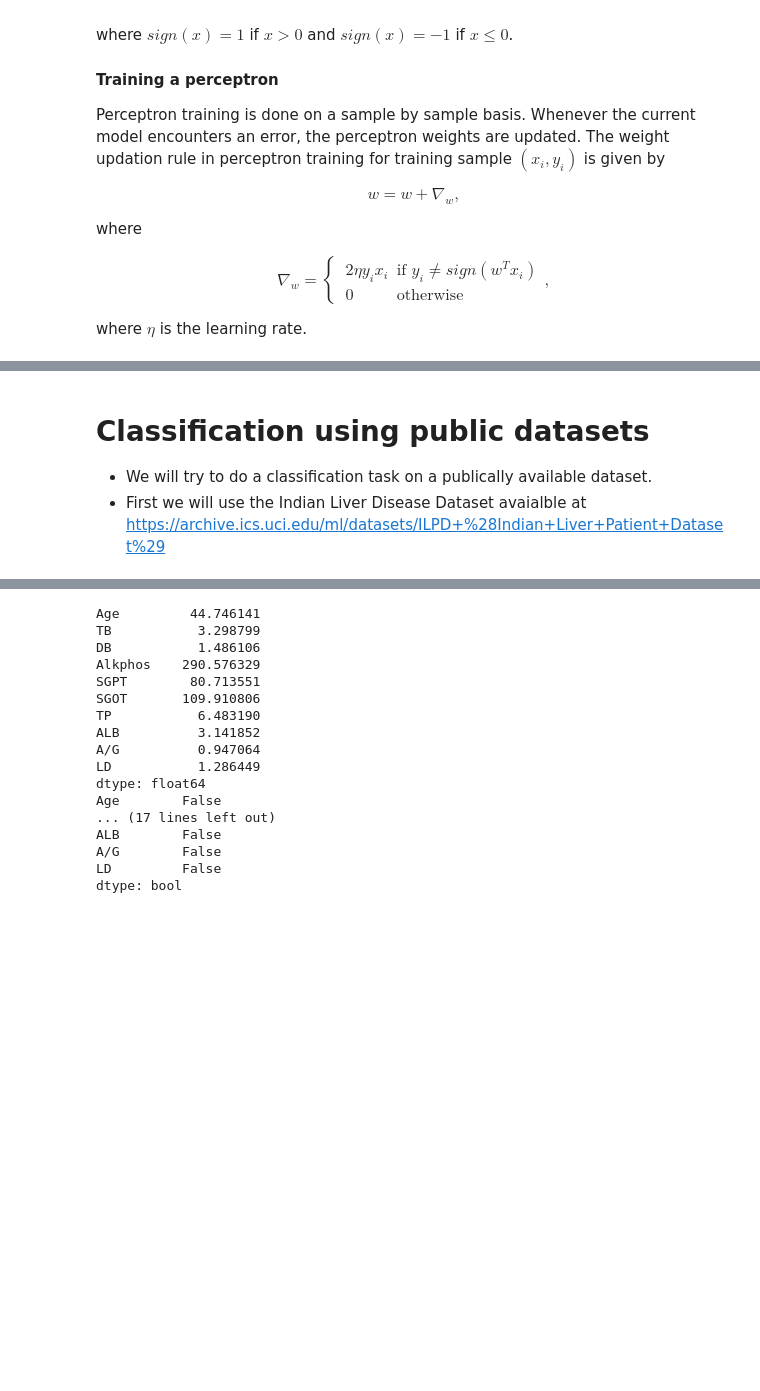
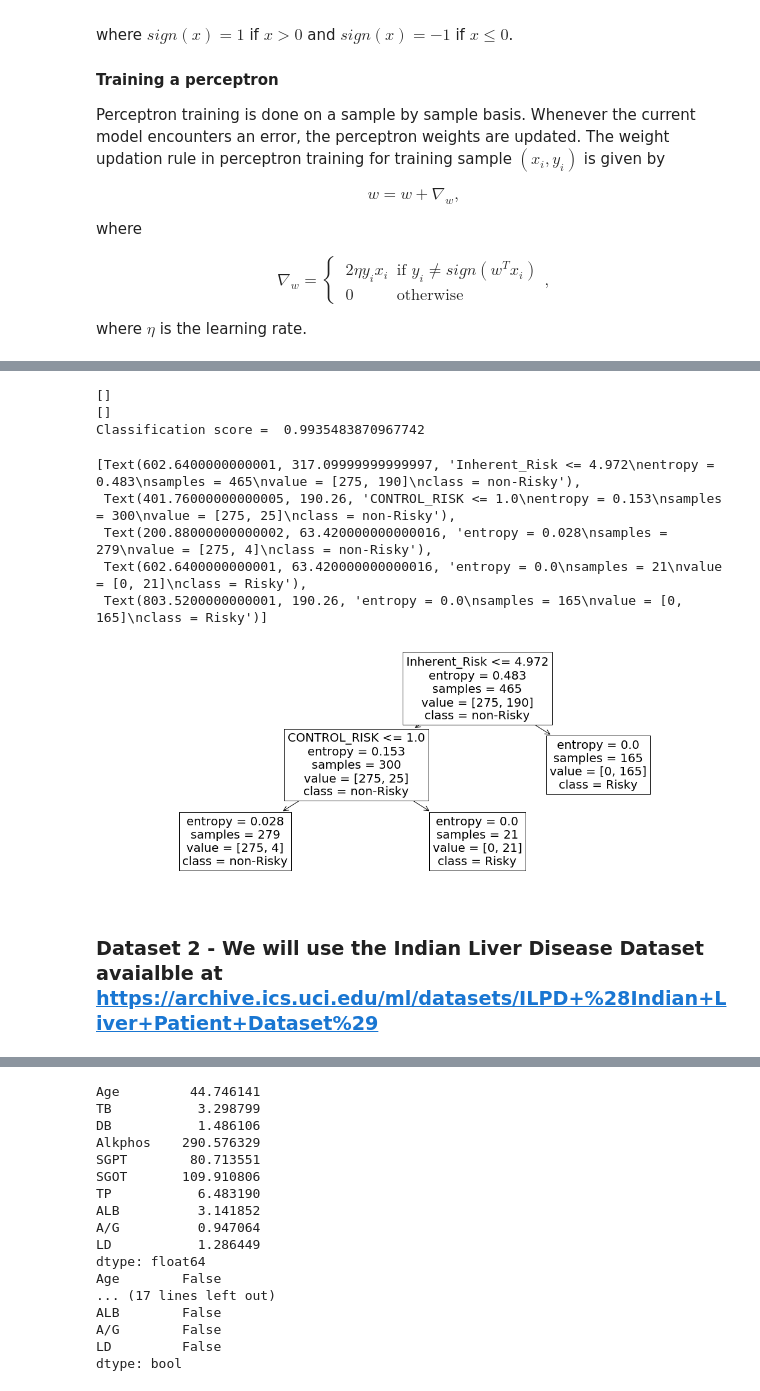
Before and after one commit to nidhin-koshy/Notebooks, a Jupyter notebook: Classification.ipynb, the cells around one changed output, grey strips where cells are left out. Drawn from its saved outputs; the diff is of its cells as text; code cells hidden in the pictures; blank space fills up the shorter version.

```diff
--- a/Classification.ipynb
+++ b/Classification.ipynb
@@ -221,8 +354,53 @@ Perceptron weights =  [[ 0.18591999 -0.14795518 -0.64936258]]
+# %%
+data_array = df_AUD.to_numpy() # convert pandas dataframe to a numpy array
+x_data = data_array[:,0:-2] #
+y_data = data_array[:,-1]
+
+data_labels = df_AUD.columns
+
+x_labels = data_labels[0:-2]
+y_labels = ['non-Risky','Risky']
+
+print(np.argwhere(np.isnan(x_data)))
+print(np.argwhere(np.isnan(y_data)))
+
+
+from sklearn.linear_model import LogisticRegression, Perceptron
+from sklearn.tree import DecisionTreeClassifier
+from sklearn.ensemble import RandomForestClassifier
+from sklearn.model_selection import train_test_split
+from sklearn.preprocessing import StandardScaler
+scaler = StandardScaler()
+
+scaler.fit(x_data)
+#x_data = scaler.fit_transform(x_data)
+
+x_train, x_test, y_train, y_test = train_test_split(x_data, y_data, test_size=0.4,random_state=42)
+
+classifier = DecisionTreeClassifier(max_depth=2) #LogisticRegression(penalty='l2')
+classifier.fit(x_train,y_train) #y_train[:,0] used only because fit() expects the labels to be a 1d array and not a column vector.
+#w_sklearn = np.array([np.append(classifier.coef_,classifier.intercept_)]) # For linear regressors : LogisticRgression,Perceptron
+#print("Classification coefficients", w_sklearn) #For linear regressors: LogisticREgression, Perceptron
+
+
+print("Classification score = ", classifier.score(x_test,y_test)) #Works for all classifiers
+#print("[Test prediction, True Label, Test probabilities] = ", np.concatenate((np.array([classifier.predict(x_test),y_test]).T,np.round(classifier.predict_proba(x_test),2)),axis=1)) # Works for LogisticRegression
+
+
+plt.figure(figsize=(18,7)) #Works for DecisionTreeClassifier
+sklearn.tree.plot_tree(classifier.fit(x_train, y_train),feature_names=x_labels,class_names=y_labels) #Works for DecisionTreeClassifier
+# %% [output]
+[]
+[]
+Classification score =  0.9935483870967742
+[Text(602.6400000000001, 317.09999999999997, 'Inherent_Risk <= 4.972\nentropy = 0.483\nsamples = 465\nvalue = [275, 190]\nclass = non-Risky'),
+ Text(401.76000000000005, 190.26, 'CONTROL_RISK <= 1.0\nentropy = 0.153\nsamples = 300\nvalue = [275, 25]\nclass = non-Risky'),
+ Text(200.88000000000002, 63.420000000000016, 'entropy = 0.028\nsamples = 279\nvalue = [275, 4]\nclass = non-Risky'),
+ Text(602.6400000000001, 63.420000000000016, 'entropy = 0.0\nsamples = 21\nvalue = [0, 21]\nclass = Risky'),
+ Text(803.5200000000001, 190.26, 'entropy = 0.0\nsamples = 165\nvalue = [0, 165]\nclass = Risky')]
+[figure, added]
 # %% [markdown]
-# Classification using public datasets
-
-* We will try to do a classification task on a publically available dataset.
-* First we will use the Indian Liver Disease Dataset avaialble at https://archive.ics.uci.edu/ml/datasets/ILPD+%28Indian+Liver+Patient+Dataset%29
+### Dataset 2 - We will use the Indian Liver Disease Dataset avaialble at https://archive.ics.uci.edu/ml/datasets/ILPD+%28Indian+Liver+Patient+Dataset%29
 # %%
 # download dataset from source
 !rm -rf Indian* # Remove earlier copies of the dataset if any
```
Also changed, not shown: parts of 27 cells of this notebook.
